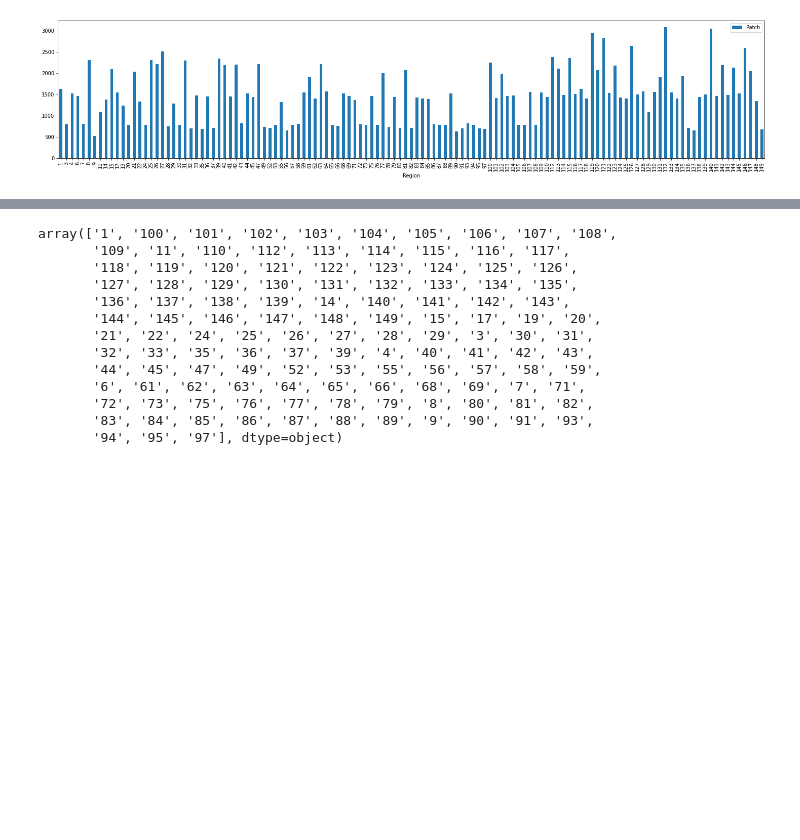
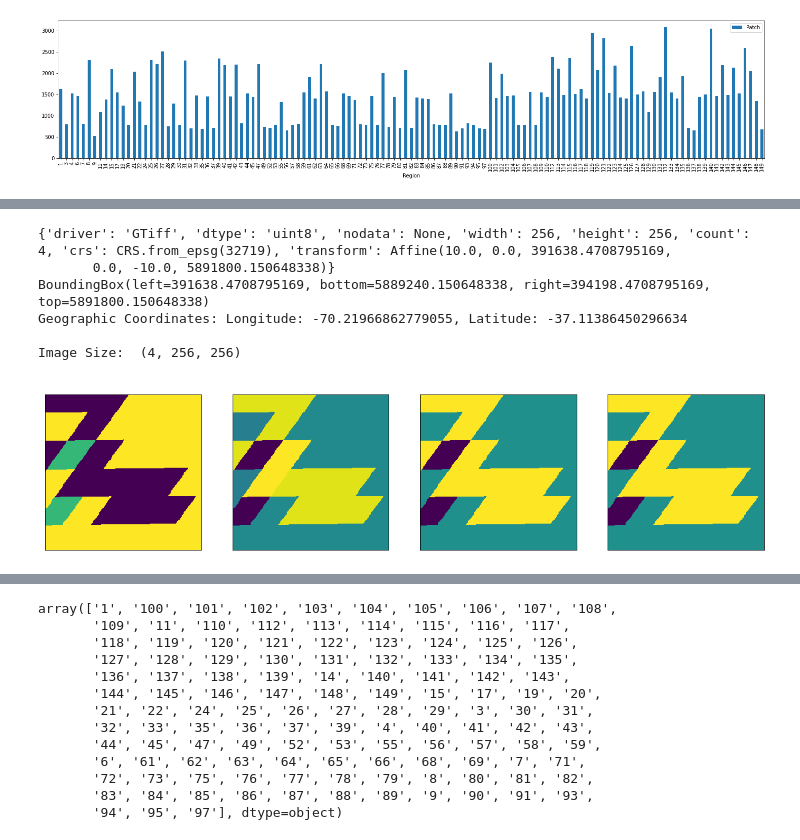
Before and after one commit to Berkeley-Data/hpt, a Jupyter notebook: notebooks/1.0-eo-sen12ms-eda.ipynb, the cells around one changed output, grey strips where cells are left out. Saved outputs shown, nothing was run; the diff lists cells and outputs as text; code cells hidden in the pictures; blank space fills up the shorter version.

```diff
--- a/notebooks/1.0-eo-sen12ms-eda.ipynb
+++ b/notebooks/1.0-eo-sen12ms-eda.ipynb
@@ -253,5 +374,9 @@ df_season.plot(y='Patch',kind='bar')
 # %%
 def plot_image(img_path):
+    """
+    This function plot a Geotiff file in Sen12Ms
+    img_path: is the full path and name of the tif file
+    """
     imf = rasterio.open(img_path)
 
     print(imf.meta)
@@ -259,24 +384,31 @@ def plot_image(img_path):
     image_sequence = imf.read()
     image_array = np.array(image_sequence)
 
-#     trafo = imf.transform
-#     crs = imf.crs
-#     x = trafo[2]
-#     y = trafo[5]
+    trafo = imf.transform
+    crs = imf.crs
+    x = trafo[2]
+    y = trafo[5]
 
-#     inProj = Proj(init=crs)
-#     outProj = Proj(init='epsg:4326')
-#     x,y = transform(inProj,outProj,x,y)
-#     print(x,y)
-#     print('Image Size: ',image_array.shape)
+    inProj = Proj(init=crs)
+    outProj = Proj(init='epsg:4326')
+    x,y = transform(inProj,outProj,x,y)
+    print('Geographic Coordinates: Longitude: {}, Latitude: {}\n'.format(x,y))
+    print('Image Size: ',image_array.shape)
     ni = image_array.shape[0]
-    fig = plt.figure(figsize=(15,10))
+    if ni > 4:
+        nrow = int(ni/4)+1
+        ncol = 4
+    else:
+        nrow = int(ni/4)+1
+        ncol = 4
+
+    fig = plt.figure(figsize=(20,10))
 
     for i in range(ni):
-        plt.subplots_adjust(hspace=.1)
-        plt.subplot(1,ni,i+1)
-        plt.imshow(image_array[i],interpolation='nearest',cmap='gray')
+        plt.subplots_adjust(hspace=.2)
+        plt.subplot(nrow,ncol,i+1)
+        plt.imshow(image_array[i],interpolation='nearest',cmap='viridis')
         plt.xticks([])
         plt.yticks([])
         plt.grid(False)
-        plt.title('Band '+str(i+1), fontsize=14)
+        plt.title('Band '+str(i+1), fontsize=14, color= 'white')
@@ -317,0 +420,10 @@ BoundingBox(left=390358.4708795169, bottom=5889240.150648338, right=392918.47087
+# %%
+plot_image(data_root+'/ROIs2017_winter/lc_55/ROIs2017_winter_lc_55_p426.tif')
+# %% [output]
+{'driver': 'GTiff', 'dtype': 'uint8', 'nodata': None, 'width': 256, 'height': 256, 'count': 4, 'crs': CRS.from_epsg(32719), 'transform': Affine(10.0, 0.0, 391638.4708795169,
+       0.0, -10.0, 5891800.150648338)}
+BoundingBox(left=391638.4708795169, bottom=5889240.150648338, right=394198.4708795169, top=5891800.150648338)
+Geographic Coordinates: Longitude: -70.21966862779055, Latitude: -37.11386450296634
+
+Image Size:  (4, 256, 256)
+[figure, added]
```
Also changed, not shown: parts of 111 cells of this notebook.
